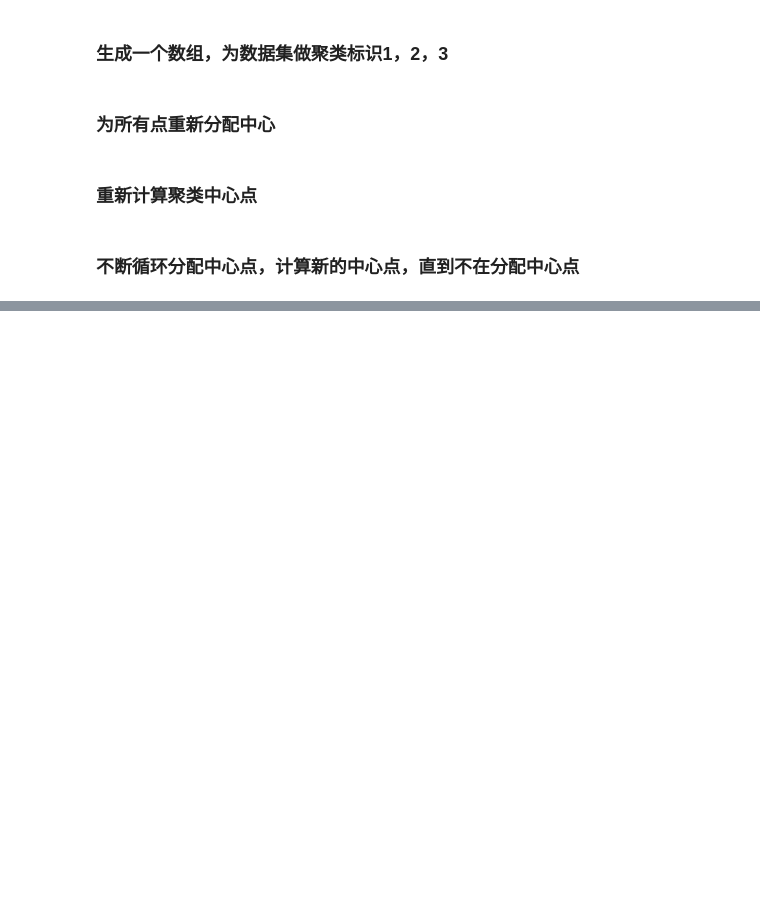
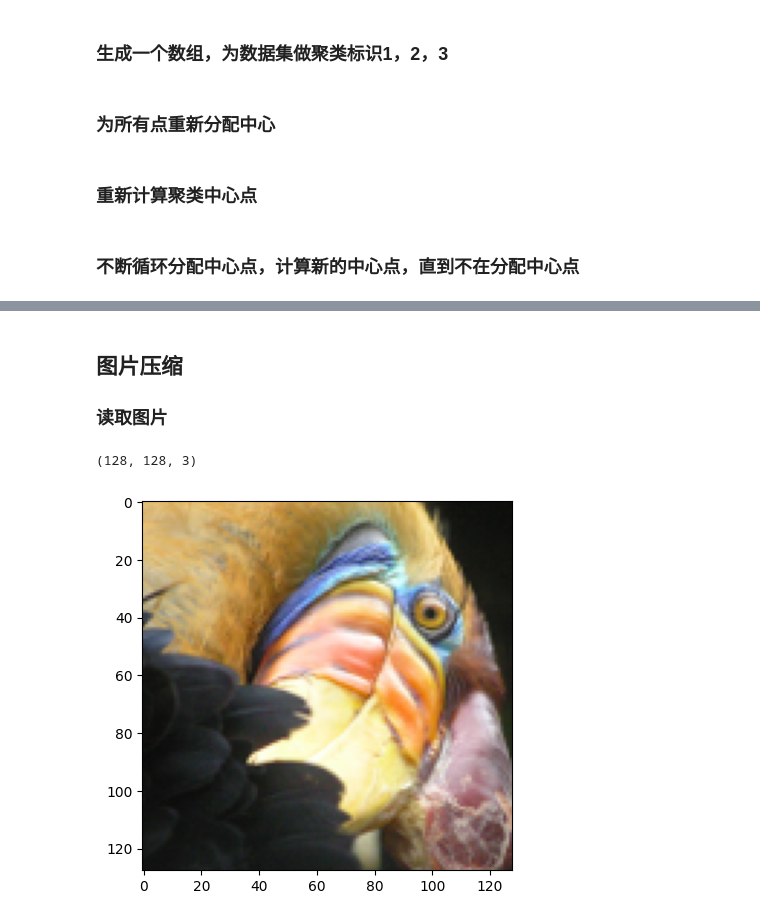
Before and after one commit to keptupp/MachineClass, a Jupyter notebook: exercise_7/mycode.ipynb, the cells around one changed output, grey strips where cells are left out. Drawn from its saved outputs; the diff is of its cells as text; code cells hidden in the pictures; blank space fills up the shorter version.

```diff
--- a/exercise_7/mycode.ipynb
+++ b/exercise_7/mycode.ipynb
@@ -76,0 +77,12 @@ plt.show()
+# %% [markdown]
+## 图片压缩
+### 读取图片
+# %%
+from skimage import io
+pic = io.imread('data/bird_small.png')/255
+print(pic.shape)
+plt.imshow(pic)
+plt.show()
+# %% [output]
+(128, 128, 3)
+[figure, added]
```
Also changed, not shown: parts of 16 cells of this notebook, 1 other file.
